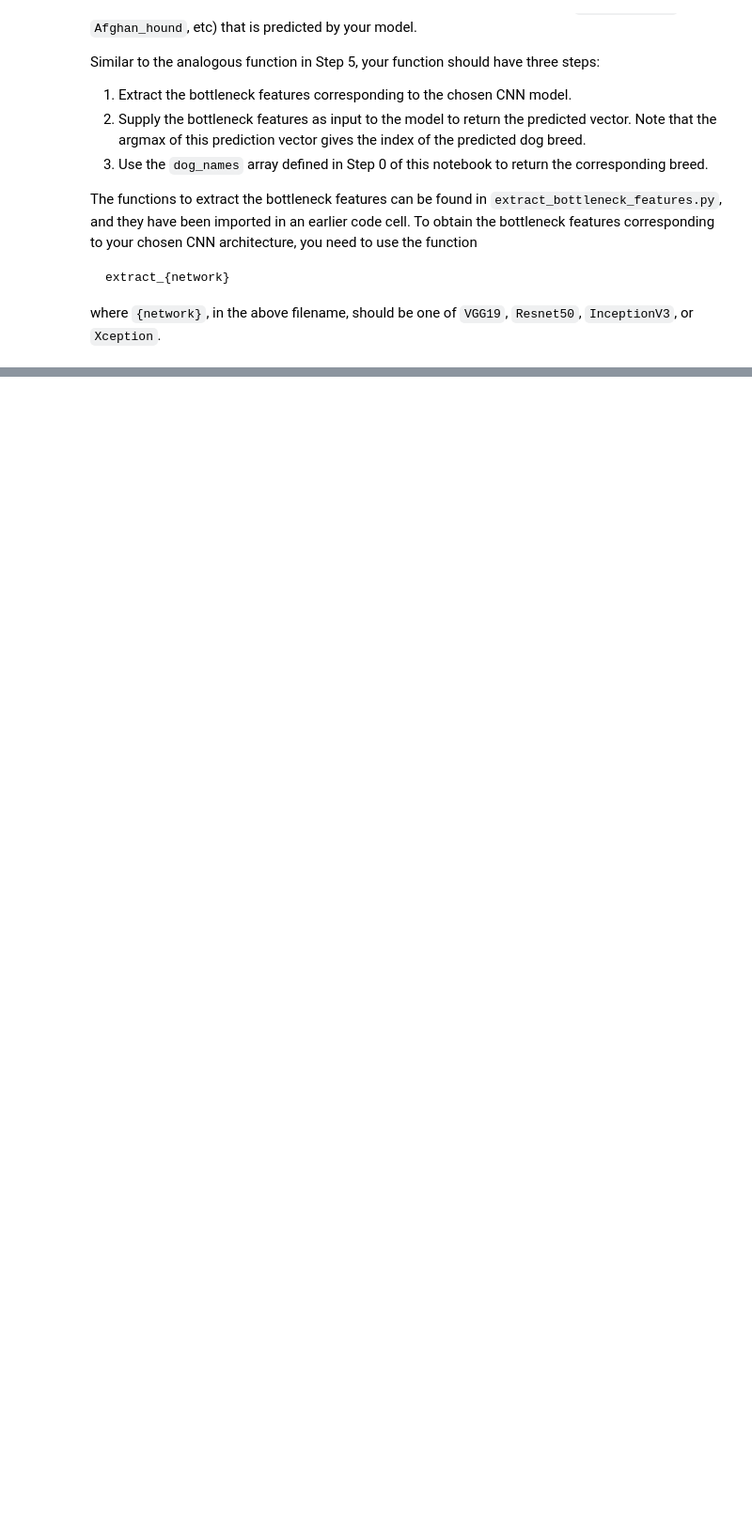
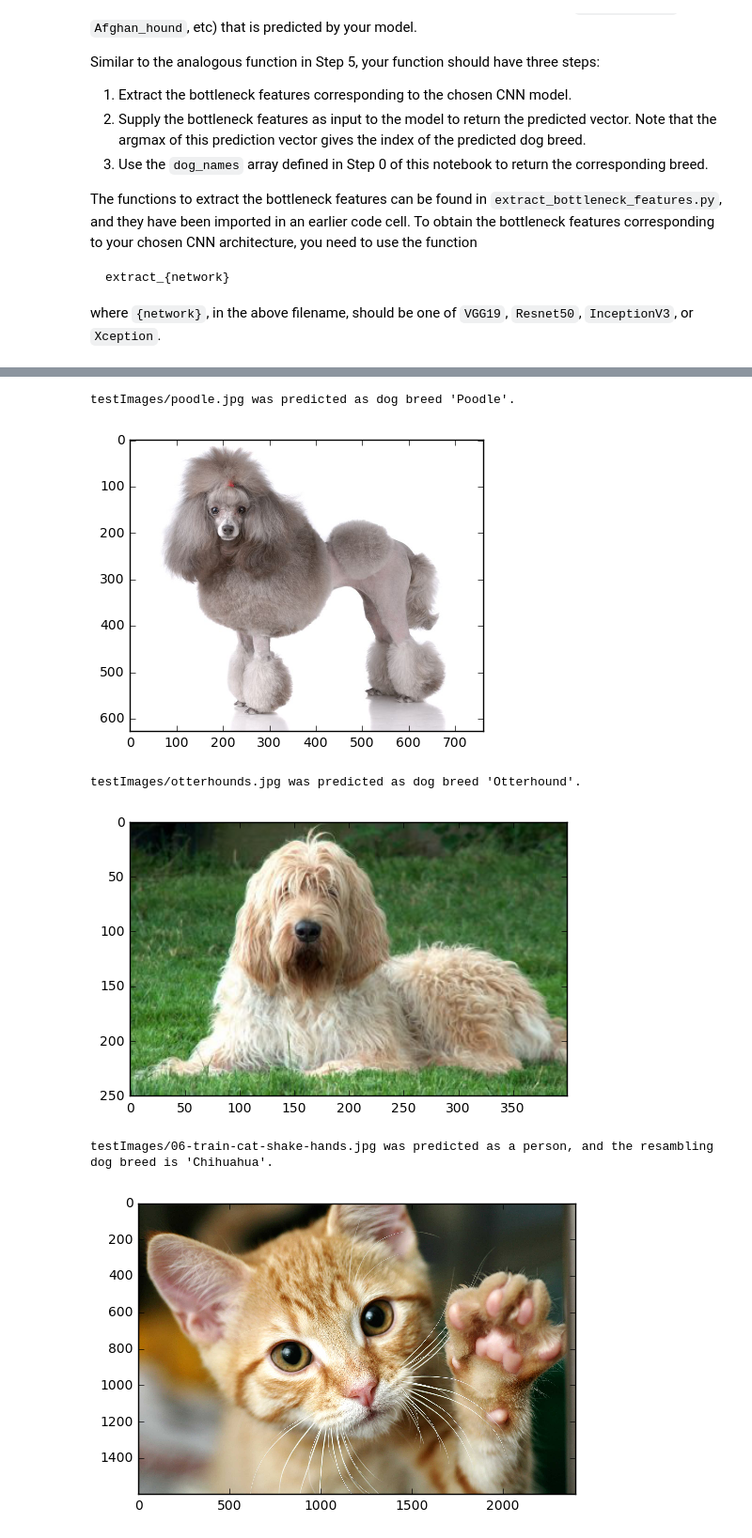
Before and after one commit to ivantpe/dog-project-master, a Jupyter notebook: dog_app.ipynb, the cells around one changed output, grey strips where cells are left out. Shown at 94% size. Cells and saved outputs as stored; diff of their text form; code cells hidden in the pictures; blank space fills up the shorter version.

```diff
--- a/dog_app.ipynb
+++ b/dog_app.ipynb
@@ -546,0 +642,11 @@ You are welcome to [augment the training data](https://blog.keras.io/building-po
+# %%
+### TODO: Train the model.
+from keras.callbacks import ModelCheckpoint
+
+checkpointer = ModelCheckpoint(filepath='saved_models/weights.best_adamax.ResNet50.hdf5',
+                               verbose=1, save_best_only=True)
+
+epochs = 30
+batch_size = 64
+
+model_Resnet50.fit(train_Resnet50, train_targets, validation_data=(valid_Resnet50, valid_targets), epochs=epochs, batch_size=batch_size, callbacks=[checkpointer], verbose=1)
@@ -548,3 +673,4 @@ You are welcome to [augment the training data](https://blog.keras.io/building-po
 ### (IMPLEMENTATION) Load the Model with the Best Validation Loss
 # %%
 ### TODO: Load the model weights with the best validation loss.
+model_Resnet50.load_weights('saved_models/weights.best_adamax.ResNet50.hdf5')
@@ -572,3 +708,14 @@ where `{network}`, in the above filename, should be one of `VGG19`, `Resnet50`,
 # %%
 ### TODO: Write a function that takes a path to an image as input
 ### and returns the dog breed that is predicted by the model.
+
+def predict_dog_breed_Resnet50(image):
+    # extract the bottleneck features
+    bottleneck_feature = extract_Resnet50(path_to_tensor(image))
+    # predicted vector
+    predicted_vector = model_Resnet50.predict(bottleneck_feature)
+    # return the corresponding breed
+    return dog_names[np.argmax(predicted_vector)]
+
+test_image = "dogImages/test/034.Boxer/Boxer_02371.jpg"
+print("Test image %s, predicted dog breed as \"%s\"." % (test_image, predict_dog_breed_Resnet50(test_image)))
@@ -596,3 +742,15 @@ Some sample output for our algorithm is provided below, but feel free to design
+# %%
+def predict_breed(img):
+    if dog_detector(img):
+        print("%s was predicted as dog breed '%s'." % (img, predict_dog_breed_Resnet50(img)))
+    elif face_detector(img):
+        print("%s was predicted as a person, and the resambling dog breed is '%s'." % (img, predict_dog_breed_Resnet50(img)))
+    else:
+        print("Error: Neither dog or human detected in %s:" % img)
+
+    image = cv2.imread(img)
+    plt.imshow(cv2.cvtColor(image, cv2.COLOR_BGR2RGB))
+    plt.show()
 # %% [markdown]
 ---
 <a id='step7'></a>
@@ -610,4 +775,19 @@ __Answer:__
 # %%
 ## TODO: Execute your algorithm from Step 6 on
 ## at least 6 images on your computer.
 ## Feel free to use as many code cells as needed.
+predict_breed('testImages/poodle.jpg')
+predict_breed('testImages/otterhounds.jpg')
+predict_breed('testImages/06-train-cat-shake-hands.jpg')
+predict_breed('testImages/Cat-rolling-GettyImages.jpg')
+predict_breed('testImages/AngelinaJolie.jpg')
+predict_breed('testImages/will_smith_movie_stardom_bright.jpg')
+predict_breed('testImages/lion1.jpg')
+predict_breed('testImages/lion2.jpg')
+# %% [output]
+testImages/poodle.jpg was predicted as dog breed 'Poodle'.
+[figure, added]
+testImages/otterhounds.jpg was predicted as dog breed 'Otterhound'.
+[figure, added]
+testImages/06-train-cat-shake-hands.jpg was predicted as a person, and the resambling dog breed is 'Chihuahua'.
+[figure, added]
```
Also changed, not shown: parts of 27 cells of this notebook, 12 other files.
